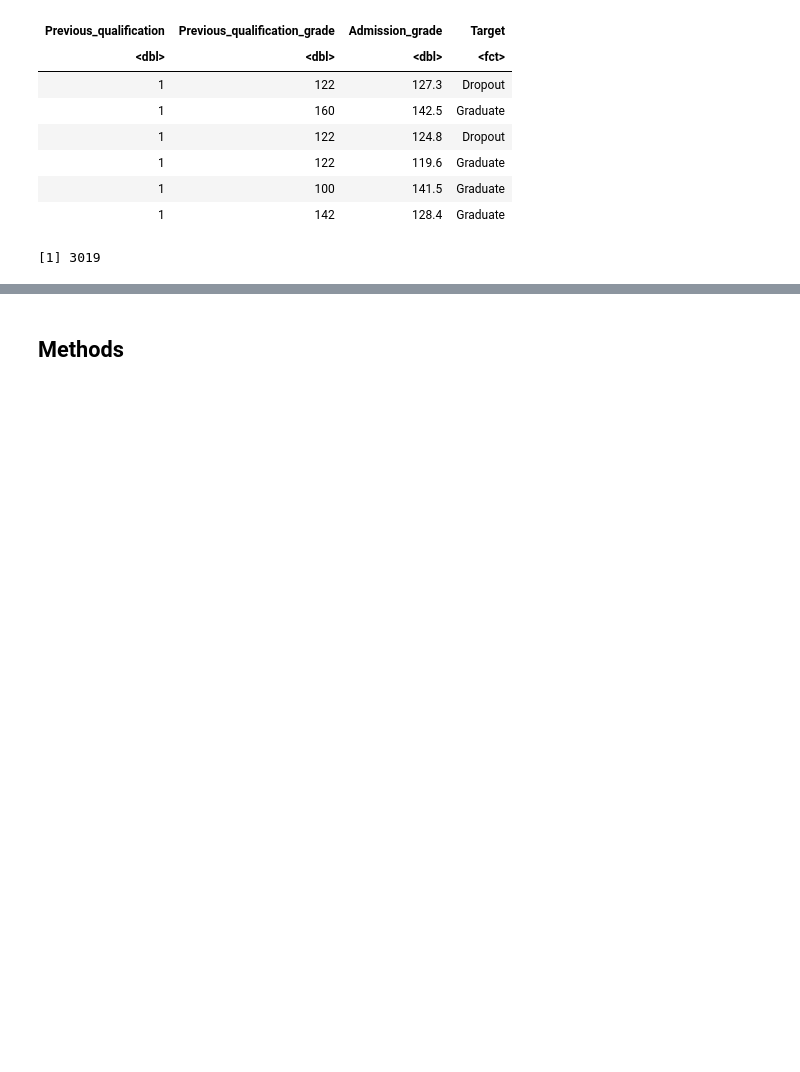
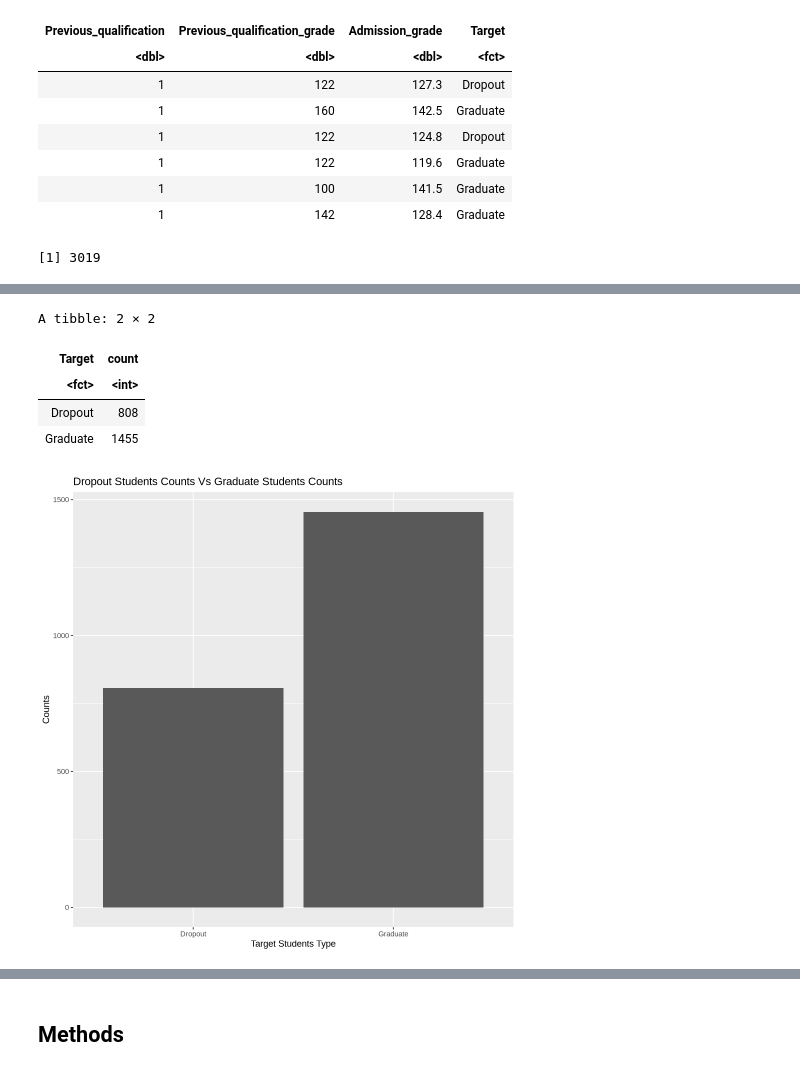
Before and after one commit to jternier/dsci_100_project, a Jupyter notebook: tidy_data/tidy_data.ipynb, the cells around one changed output, grey strips where cells are left out. Drawn from its saved outputs; the diff is of its cells as text; code cells hidden in the pictures; blank space fills up the shorter version.

```diff
--- a/tidy_data/tidy_data.ipynb
+++ b/tidy_data/tidy_data.ipynb
@@ -96,2 +118,20 @@ library(RColorBrewer)
+# %%
+target_count_data <- dropout_training |>
+group_by(Target) |>
+summarise(count = n())
+target_count_data
+target_count_graph <- target_count_data |>
+ggplot(aes(x = Target, y = count)) +
+geom_bar(stat = "identity")+
+labs(x = "Target Students Type", y = "Counts") +
+ggtitle("Dropout Students Counts Vs Graduate Students Counts ")
+target_count_graph
+# %% [output]
+A tibble: 2 × 2
+| Target | count |
+| <fct> | <int> |
+| Dropout | 808 |
+| Graduate | 1455 |
+[figure, added]
 # %%
 options(repr.plot.width = 8, repr.plot.height = 8)
```
Also changed, not shown: parts of 6 cells of this notebook.
